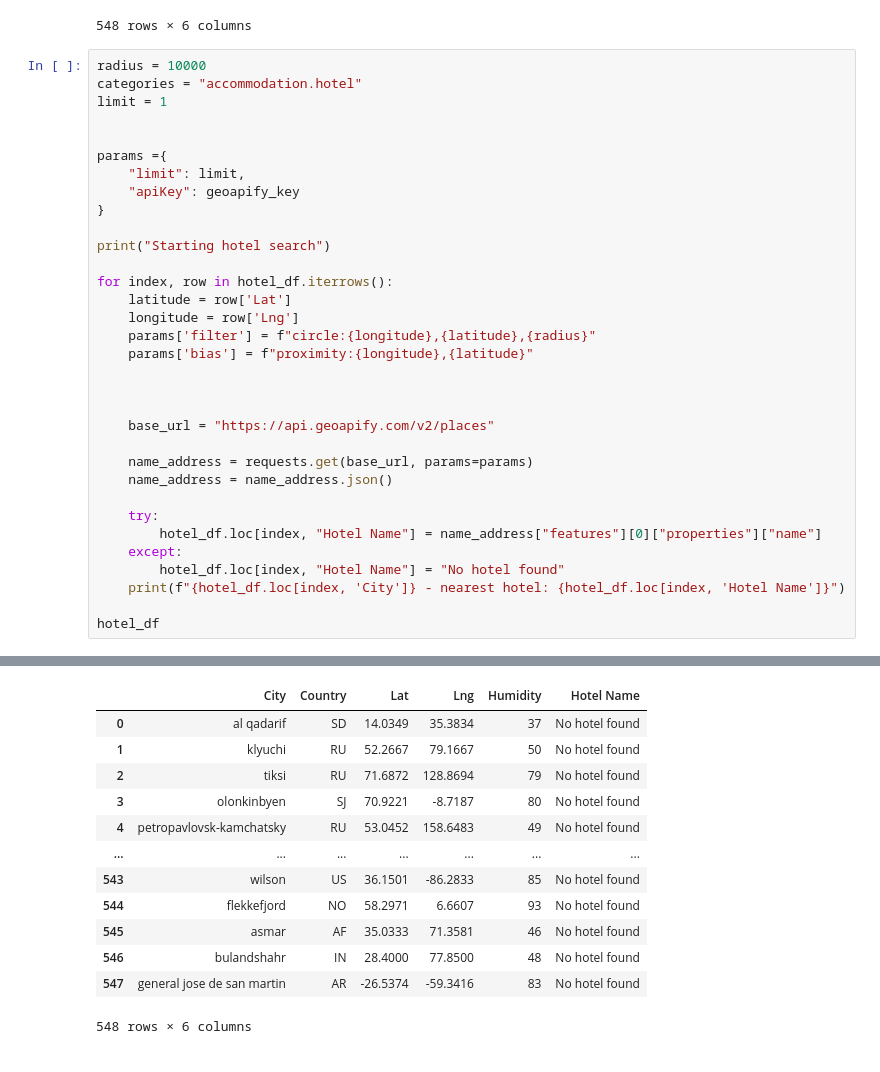
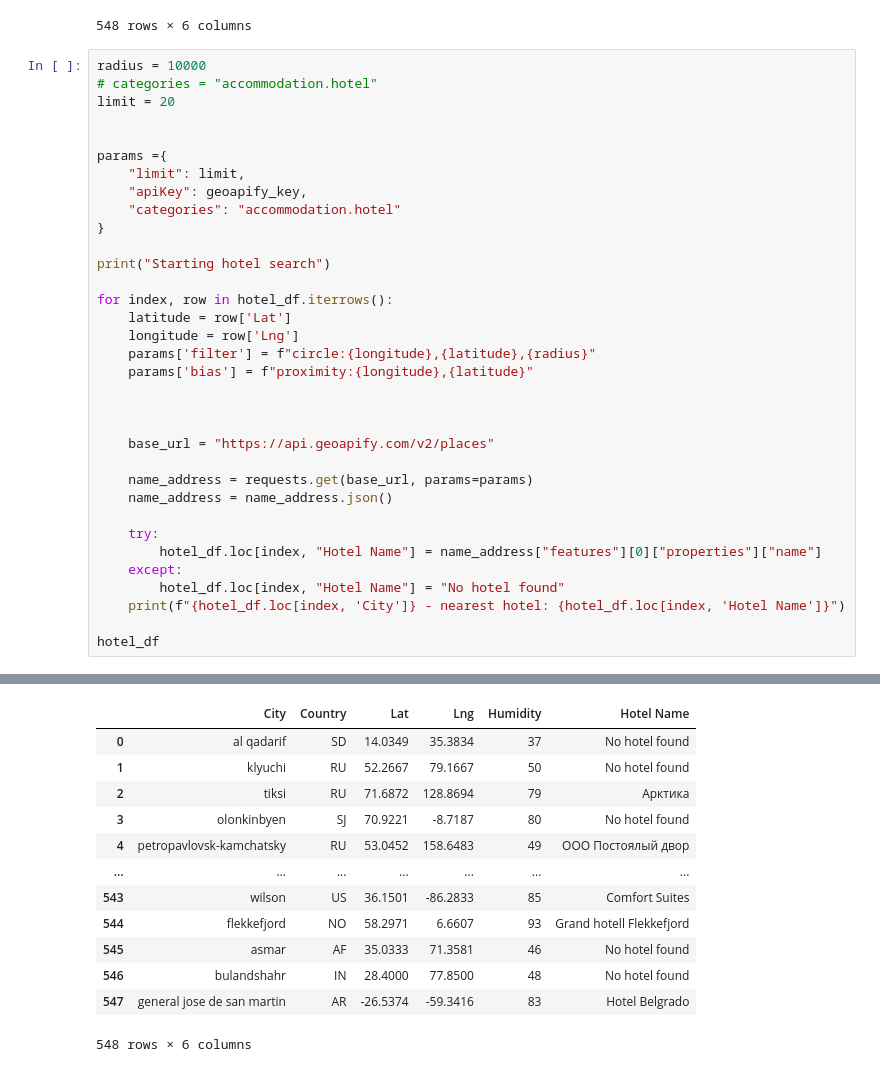
Before and after one commit to EduardoCamacho11/python-api-challenge, a Jupyter notebook: VacationPy.ipynb/VacationPY.ipynb, the cells around one changed output, grey strips where cells are left out. Saved outputs shown, nothing was run; the diff lists cells and outputs as text.

```diff
--- a/VacationPy.ipynb/VacationPY.ipynb
+++ b/VacationPy.ipynb/VacationPY.ipynb
@@ -67,13 +67,14 @@ hotel_df
 548 rows × 6 columns
 # %%
 radius = 10000
-categories = "accommodation.hotel"
-limit = 1
+# categories = "accommodation.hotel"
+limit = 20
 
 
 params ={
     "limit": limit,
-    "apiKey": geoapify_key
+    "apiKey": geoapify_key,
+    "categories": "accommodation.hotel"
 }
 
 print("Starting hotel search")
@@ -119,13 +120,13 @@ general jose de san martin - nearest hotel: No hotel found
 |  | City | Country | Lat | Lng | Humidity | Hotel Name |
 | 0 | al qadarif | SD | 14.0349 | 35.3834 | 37 | No hotel found |
 | 1 | klyuchi | RU | 52.2667 | 79.1667 | 50 | No hotel found |
-| 2 | tiksi | RU | 71.6872 | 128.8694 | 79 | No hotel found |
+| 2 | tiksi | RU | 71.6872 | 128.8694 | 79 | Арктика |
 | 3 | olonkinbyen | SJ | 70.9221 | -8.7187 | 80 | No hotel found |
-| 4 | petropavlovsk-kamchatsky | RU | 53.0452 | 158.6483 | 49 | No hotel found |
+| 4 | petropavlovsk-kamchatsky | RU | 53.0452 | 158.6483 | 49 | ООО Постоялый двор |
 | ... | ... | ... | ... | ... | ... | ... |
-| 543 | wilson | US | 36.1501 | -86.2833 | 85 | No hotel found |
-| 544 | flekkefjord | NO | 58.2971 | 6.6607 | 93 | No hotel found |
+| 543 | wilson | US | 36.1501 | -86.2833 | 85 | Comfort Suites |
+| 544 | flekkefjord | NO | 58.2971 | 6.6607 | 93 | Grand hotell Flekkefjord |
 | 545 | asmar | AF | 35.0333 | 71.3581 | 46 | No hotel found |
 | 546 | bulandshahr | IN | 28.4000 | 77.8500 | 48 | No hotel found |
-| 547 | general jose de san martin | AR | -26.5374 | -59.3416 | 83 | No hotel found |
+| 547 | general jose de san martin | AR | -26.5374 | -59.3416 | 83 | Hotel Belgrado |
 548 rows × 6 columns
```
Also changed, not shown: parts of 2 cells of this notebook, 2 other files.
